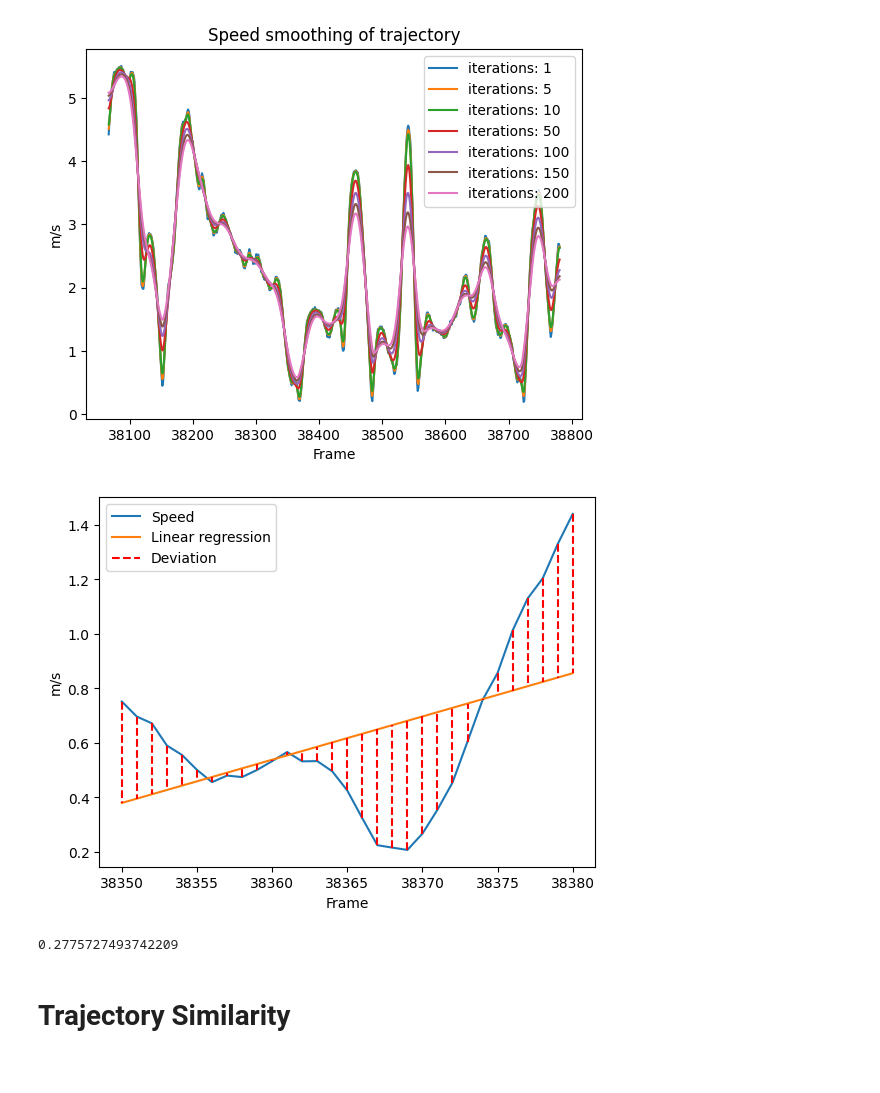
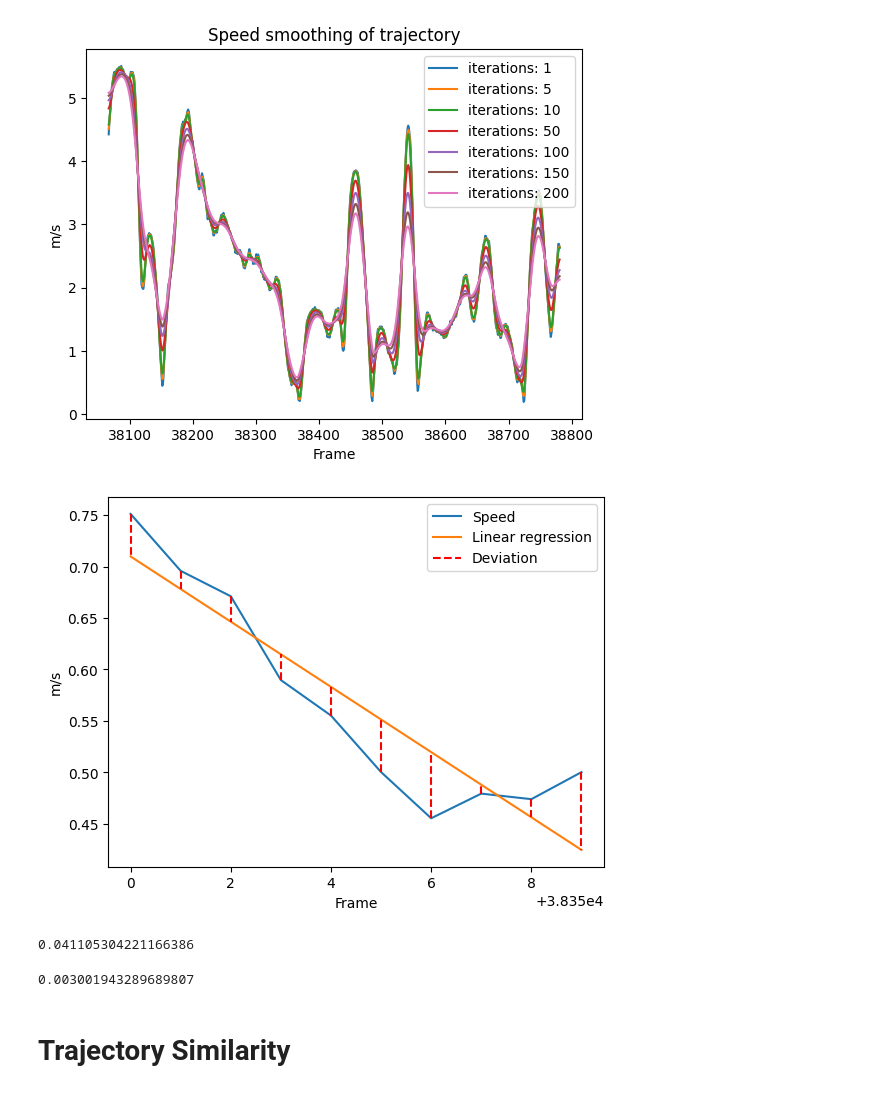
Before and after one commit to AdamSuma/TrackingDataSmoothing, a Jupyter notebook: src/timeSeriesAnalysis.ipynb, the cells around one changed output. Cells and saved outputs as stored; diff of their text form; code cells hidden in the pictures.

```diff
--- a/src/timeSeriesAnalysis.ipynb
+++ b/src/timeSeriesAnalysis.ipynb
@@ -70,6 +106,19 @@ for player, trajs in targetTrajs.items():
         if len(traj) >= 718:
             isolatedTraj = traj
             break
+
+# Leon Avdullahu
+# broke = False
+# for player, trajs in targetTrajs.items():
+#     for(trajectory) in trajs:
+#         if trajectory[0][-1] >= 60960 and trajectory[0][-1] <= 60980:
+#             isolatedTraj = trajectory
+#             broke = True
+#             print(trajectory)
+#             break
+#     if broke:
+#         break
+
 # print(isolatedTraj)
 smoothIsolatedTrajs = [
     performSmoothing(isolatedTraj, 1),
@@ -78,8 +127,11 @@ smoothIsolatedTrajs = [
     performSmoothing(isolatedTraj, 50),
     performSmoothing(isolatedTraj, 100),
     performSmoothing(isolatedTraj, 150),
-    performSmoothing(isolatedTraj, 200)
+    performSmoothing(isolatedTraj, 200),
+    performSmoothing(isolatedTraj, 400),
+    performSmoothing(isolatedTraj, 600)
 ]
+
 its = [
     1,
     5,
@@ -88,6 +140,8 @@ its = [
     100,
     150,
     200,
+    400,
+    600,
 ]
 isolatedTraj = pd.DataFrame(isolatedTraj)
 # %% [markdown]
@@ -121,37 +178,34 @@ speedTS.columns = ['x', 'y', 'speed', 'time', 'frame_id']
 speedTS['frame_id'] = isolatedTraj[4]
 speedTS = speedTS[1:-1]
 speedTS = speedTS[['speed', 'frame_id']]
-speedTS = speedTS[(speedTS['frame_id'] >= 38350) & (speedTS['frame_id'] <= 38380)]
+speedTS = speedTS[(speedTS['frame_id'] >= 38350) & (speedTS['frame_id'] < 38360)]
 
 lr.fit(speedTS[['frame_id']], speedTS['speed'])
 
 slope = lr.coef_[0]
 intercept = lr.intercept_
 
 speedTS['linear'] = lr.predict(speedTS[['frame_id']])
 speedTS['deviation'] = (speedTS['speed'] - speedTS['linear'])**2
 
 plt.plot(speedTS['frame_id'], speedTS['speed'], label='Speed')
 plt.plot(speedTS['frame_id'], speedTS['linear'], label='Linear regression')
 
 count = 0
 for _, row in speedTS.iterrows():
     if count == 0:
         plt.plot([row['frame_id'], row['frame_id']], [row['speed'], row['linear']], color='r', linestyle='--', label='Deviation')
     else:
         plt.plot([row['frame_id'], row['frame_id']], [row['speed'], row['linear']], color='r', linestyle='--')
     count += 1
 
 plt.xlabel('Frame')  # Replace 'Index' with the actual x-axis label
 plt.ylabel('m/s')  # Replace 'Value' with the actual y-axis label
 plt.legend()
 plt.show()
 
 print(sqrt(speedTS['deviation'].sum()/len(speedTS)))
-# print(speedTS['deviation'].sum())
-
-# 0.00615298954502796
 # %% [output]
-[figure, old version]
+[figure, new version]
-0.2775727493742209
+0.041105304221166386
 # %%
@@ -170,6 +221,20 @@ def getSpeedDeviation(trajectory):
     speedTS['deviation'] = (speedTS['speed'] - speedTS['linear'])**2
 
     return sqrt(speedTS['deviation'].sum()/len(speedTS))
+# %%
+def getSpeedDeviation(trajectory):
+    trajectory = pd.DataFrame(trajectory)
+    trajectory.columns = ['x', 'y', 'speed', 'time', 'frame_id']
+    totalSD = 0
+    for i in range(len(trajectory)//10):
+        partition = trajectory.iloc[i*10:(i+1)*10, :].copy()
+        totalSD += getSpeedDeviationHelper(partition)
+
+    return totalSD/(len(trajectory)//10)
+
+print(getSpeedDeviation(smoothIsolatedTrajsDFs[6]))
+# %% [output]
+0.003001943289689807
 # %% [markdown]
 <h1>Trajectory Similarity</h1>
 # %%
```
Also changed, not shown: parts of 10 cells of this notebook, 3 other files.
